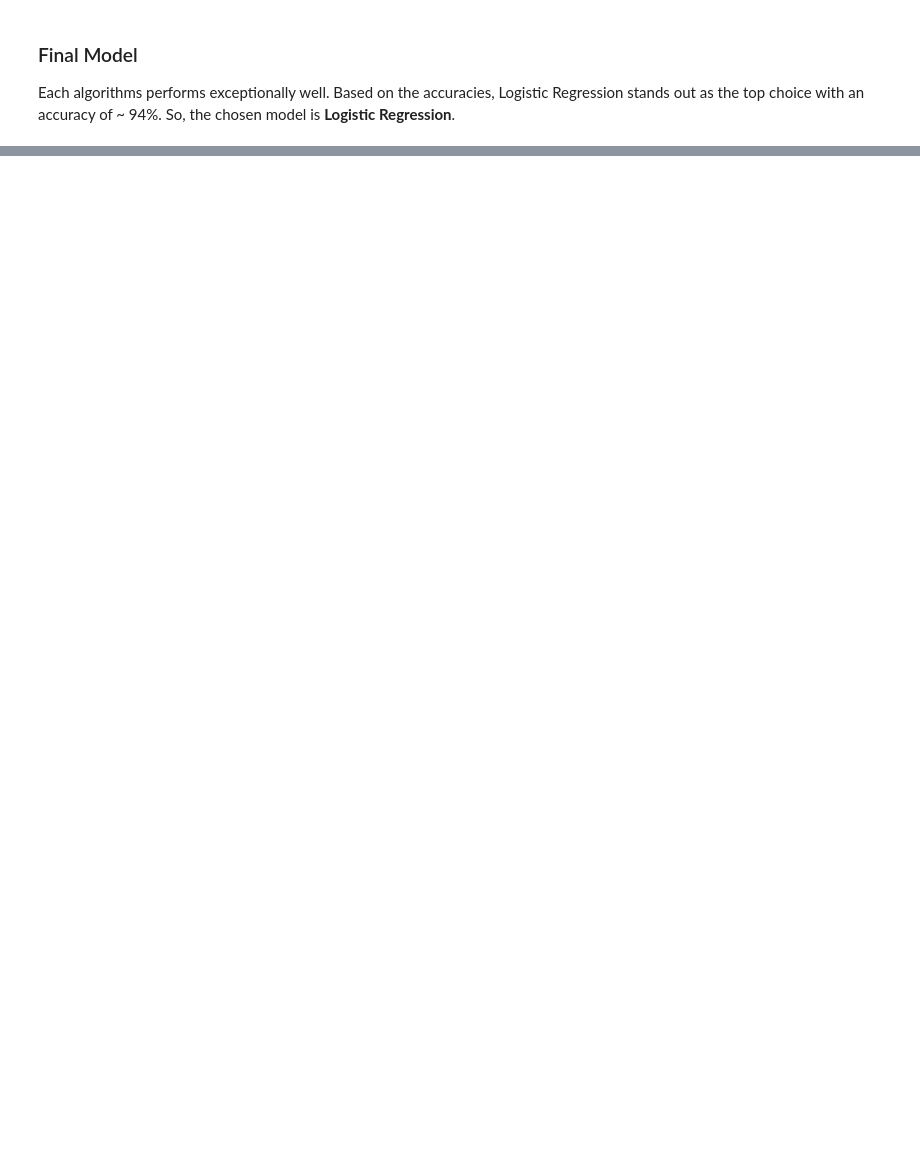
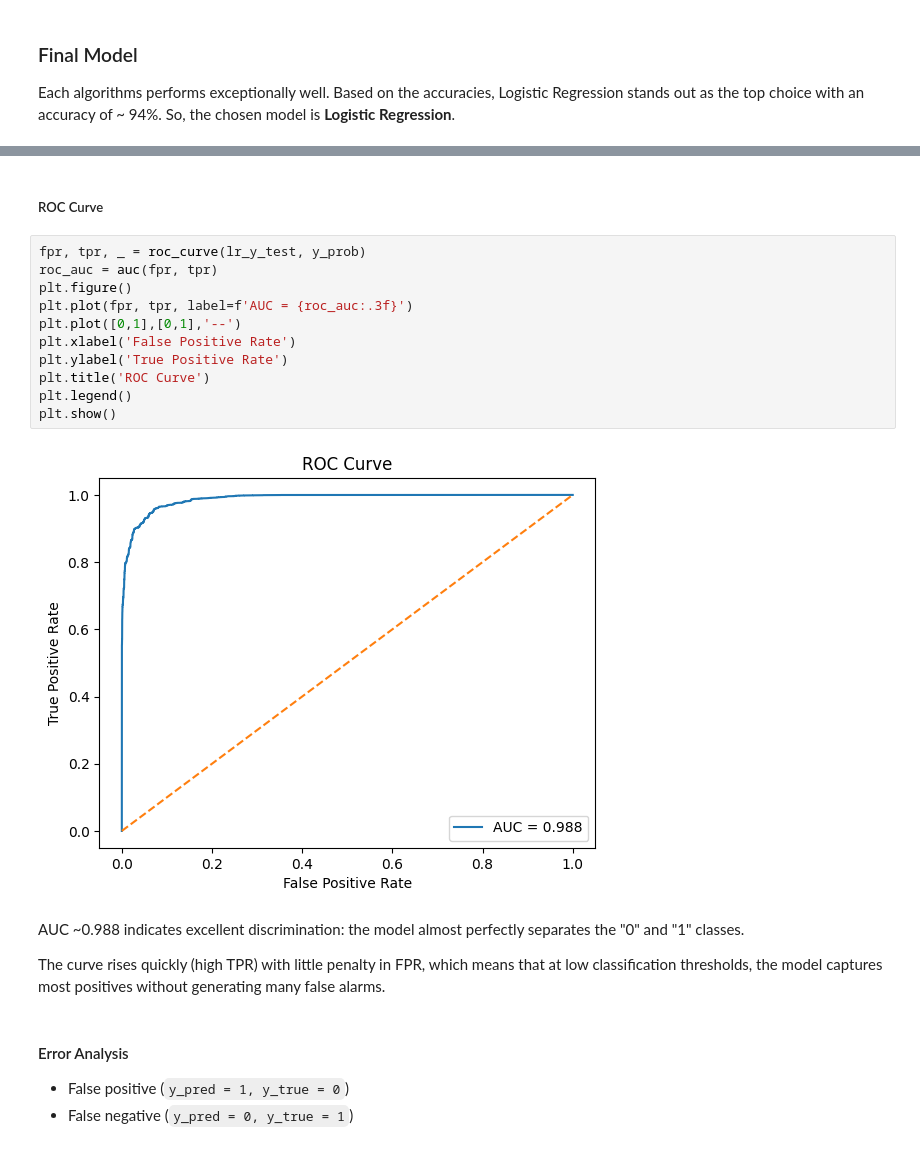
Before and after one commit to popalexr/Heart-disease-risk-prediction, a Jupyter notebook: notebook.ipynb, the cells around one changed output, grey strips where cells are left out. Drawn from its saved outputs; the diff is of its cells as text; blank space fills up the shorter version.

```diff
--- a/notebook.ipynb
+++ b/notebook.ipynb
@@ -539,0 +597,24 @@ Each algorithms performs exceptionally well. Based on the accuracies, Logistic R
+# %% [markdown]
+##### ROC Curve
+# %%
+fpr, tpr, _ = roc_curve(lr_y_test, y_prob)
+roc_auc = auc(fpr, tpr)
+plt.figure()
+plt.plot(fpr, tpr, label=f'AUC = {roc_auc:.3f}')
+plt.plot([0,1],[0,1],'--')
+plt.xlabel('False Positive Rate')
+plt.ylabel('True Positive Rate')
+plt.title('ROC Curve')
+plt.legend()
+plt.show()
+# %% [output]
+[figure, added]
+# %% [markdown]
+AUC ~0.988 indicates excellent discrimination: the model almost perfectly separates the "0" and "1" classes.
+
+The curve rises quickly (high TPR) with little penalty in FPR, which means that at low classification thresholds, the model captures most positives without generating many false alarms.
+# %% [markdown]
+#### Error Analysis
+
+- False positive (`y_pred = 1, y_true = 0`)
+- False negative (`y_pred = 0, y_true = 1`)
```
Also changed, not shown: parts of 29 cells of this notebook.
